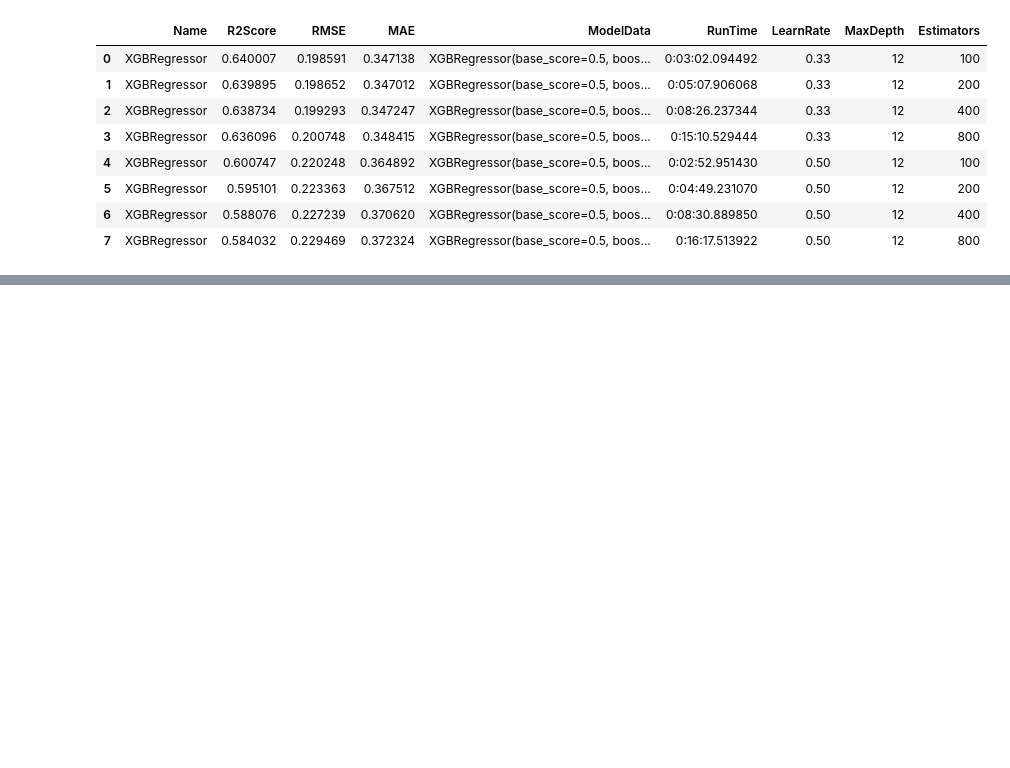
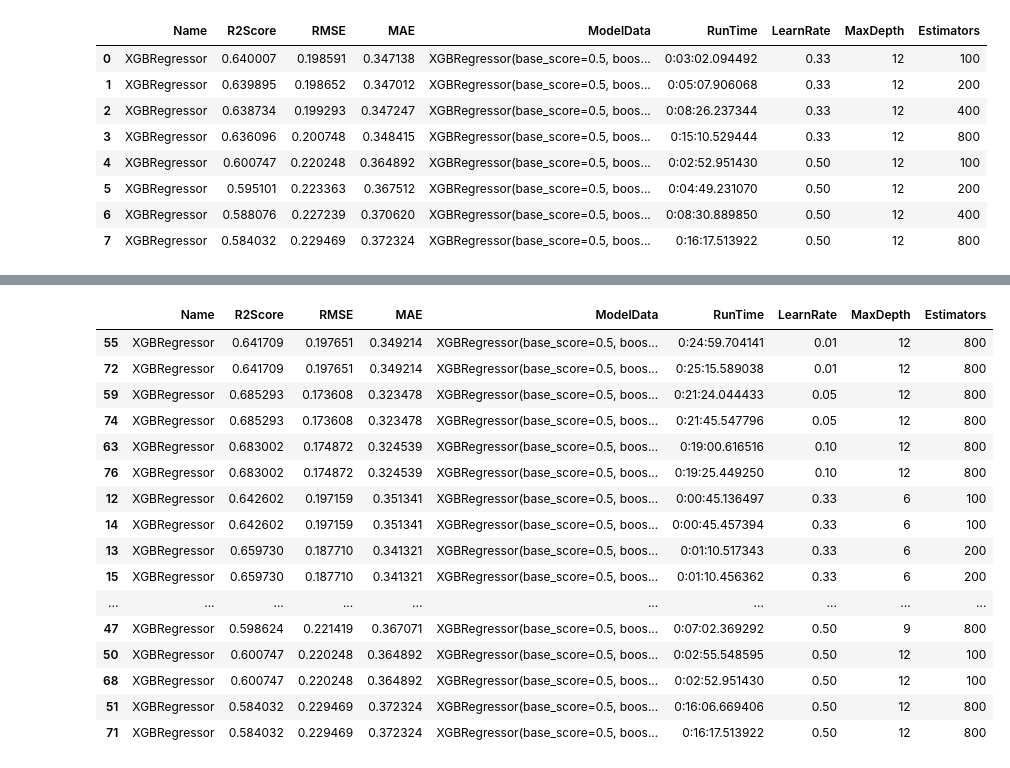
Before and after one commit to NormanHung/Practice-Twitter-Sentiment, a Jupyter notebook: Model Assessments.ipynb, the cells around one changed output, grey strips where cells are left out. Saved outputs shown, nothing was run; the diff lists cells and outputs as text; code cells hidden in the pictures; blank space fills up the shorter version.

Commit message:
Add files via upload
More XGBRegressor trials

```diff
--- a/Model Assessments.ipynb
+++ b/Model Assessments.ipynb
@@ -130,4 +26,0 @@ with pd.option_context("display.max_rows", None, "display.max_columns", None, "d
-# %%
-import pickle
-with open(FileSaveFolder + "ClassifierResults.dat", "wb") as filePath:
-    pickle.dump(ClassifierResults_List, file=filePath, protocol = pickle.HIGHEST_PROTOCOL)
@@ -233,7 +27,3 @@ Starting Lasso at 2020-01-26 22:31:59.964209
-# %%
-import pickle
-with open(FileSaveFolder + "RegressorResults.dat", "wb") as filePath:
-    pickle.dump(RegressorResults_List, file=filePath)
 # %% [markdown]
 ### Trialing different XGB parameters
 # %%
@@ -453,0 +220,8 @@ XGBResults
+# %%
+import pickle
+import pandas as pd
+
+XGBAggregateResults = pd.DataFrame()
+for i in range(1,11):
+    with open(FileSaveFolder + "XGBRegressorResults{}of8.dat".format(str(i)), "rb") as filePath:
+        XGBAggregateResults = XGBAggregateResults.append(pickle.load(file=filePath), ignore_index = True)
@@ -453,0 +245,20 @@ XGBResults
+# %%
+XGBAggregateResults[XGBAggregateResults.duplicated(subset = ["LearnRate", "MaxDepth", "Estimators"], keep = False)].sort_values(["LearnRate", "MaxDepth", "Estimators"])
+# %% [output]
+|  | Name | R2Score | RMSE | MAE | ModelData | RunTime | LearnRate | MaxDepth | Estimators |
+| 55 | XGBRegressor | 0.641709 | 0.197651 | 0.349214 | XGBRegressor(base_score=0.5, boos... | 0:24:59.704141 | 0.01 | 12 | 800 |
+| 72 | XGBRegressor | 0.641709 | 0.197651 | 0.349214 | XGBRegressor(base_score=0.5, boos... | 0:25:15.589038 | 0.01 | 12 | 800 |
+| 59 | XGBRegressor | 0.685293 | 0.173608 | 0.323478 | XGBRegressor(base_score=0.5, boos... | 0:21:24.044433 | 0.05 | 12 | 800 |
+| 74 | XGBRegressor | 0.685293 | 0.173608 | 0.323478 | XGBRegressor(base_score=0.5, boos... | 0:21:45.547796 | 0.05 | 12 | 800 |
+| 63 | XGBRegressor | 0.683002 | 0.174872 | 0.324539 | XGBRegressor(base_score=0.5, boos... | 0:19:00.616516 | 0.10 | 12 | 800 |
+| 76 | XGBRegressor | 0.683002 | 0.174872 | 0.324539 | XGBRegressor(base_score=0.5, boos... | 0:19:25.449250 | 0.10 | 12 | 800 |
+| 12 | XGBRegressor | 0.642602 | 0.197159 | 0.351341 | XGBRegressor(base_score=0.5, boos... | 0:00:45.136497 | 0.33 | 6 | 100 |
+| 14 | XGBRegressor | 0.642602 | 0.197159 | 0.351341 | XGBRegressor(base_score=0.5, boos... | 0:00:45.457394 | 0.33 | 6 | 100 |
+| 13 | XGBRegressor | 0.659730 | 0.187710 | 0.341321 | XGBRegressor(base_score=0.5, boos... | 0:01:10.517343 | 0.33 | 6 | 200 |
+| 15 | XGBRegressor | 0.659730 | 0.187710 | 0.341321 | XGBRegressor(base_score=0.5, boos... | 0:01:10.456362 | 0.33 | 6 | 200 |
+| ... | ... | ... | ... | ... | ... | ... | ... | ... | ... |
+| 47 | XGBRegressor | 0.598624 | 0.221419 | 0.367071 | XGBRegressor(base_score=0.5, boos... | 0:07:02.369292 | 0.50 | 9 | 800 |
+| 50 | XGBRegressor | 0.600747 | 0.220248 | 0.364892 | XGBRegressor(base_score=0.5, boos... | 0:02:55.548595 | 0.50 | 12 | 100 |
+| 68 | XGBRegressor | 0.600747 | 0.220248 | 0.364892 | XGBRegressor(base_score=0.5, boos... | 0:02:52.951430 | 0.50 | 12 | 100 |
+| 51 | XGBRegressor | 0.584032 | 0.229469 | 0.372324 | XGBRegressor(base_score=0.5, boos... | 0:16:06.669406 | 0.50 | 12 | 800 |
+| 71 | XGBRegressor | 0.584032 | 0.229469 | 0.372324 | XGBRegressor(base_score=0.5, boos... | 0:16:17.513922 | 0.50 | 12 | 800 |
```
Also changed, not shown: parts of 30 cells of this notebook.
